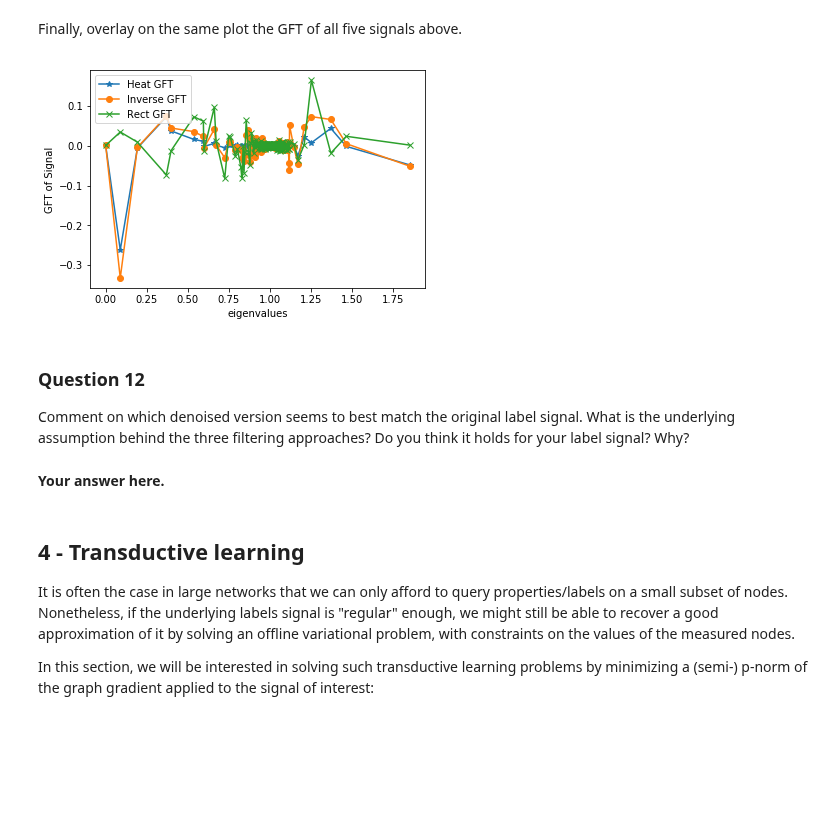
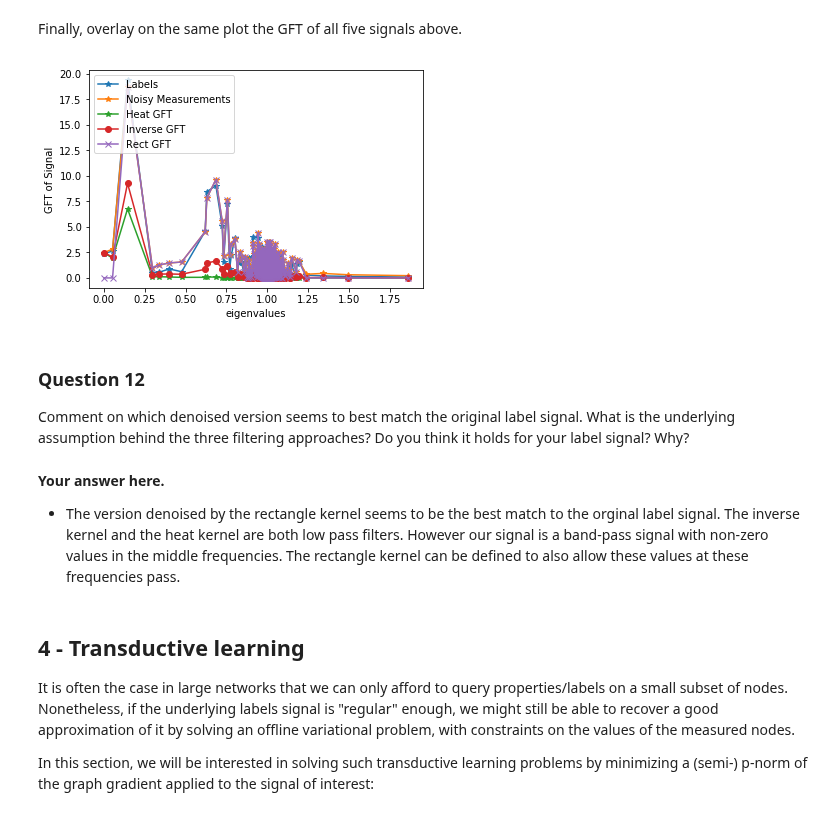
Before and after one commit to senakicir/ntds_project, a Jupyter notebook: 4_graph_signal_processing.ipynb, the cells around one changed output. Cells and saved outputs as stored; diff of their text form; code cells hidden in the pictures; blank space fills up the shorter version.

```diff
--- a/4_graph_signal_processing.ipynb
+++ b/4_graph_signal_processing.ipynb
@@ -86,14 +86,11 @@ Import those objects in the cell below (or recompute the Laplacian and Gradient
 
 _Note_: If your features/labels are not floating-point numbers, please convert them. For example, if your data has labels "cat" and "dog" for nodes that represent cats or dogs, respectively, you may assign the number `1.0` for the label "cat" and the number `-1.0` for the label "dog".
 # %%
-adjacency =  np.load('senatrial2.npy')# the adjacency matrix
+adjacency =  np.load('feat_mfcc_chroma.npy')# the adjacency matrix
 n_nodes = adjacency.shape[0]
 n_edges =  np.count_nonzero(adjacency)//2# the number of edges in the network
 
-adjacency_unweighted = np.zeros(adjacency.shape)
-adjacency_unweighted[adjacency>0] = 1
-
 D = np.diag(adjacency.sum(axis=1))
-L = D - adjacency
+L = D - adjacency #combinatorial laplacian
 sqrt_D = np.power(np.linalg.inv(D),0.5)
 # %%
@@ -343,10 +373,9 @@ Derive the close form solution to this problem giving $z^\star$ as a function of
 Now, denoise the noisy measurements by passing them through the filters that you implemented in Question 6. Choose the filter parameters based on the behavior of the GFT of your original label signal (this is the prior knowledge that you input to the problem).
 # %%
 ## Filter Parameters
-t_heat = 10
-l_min = 0.2
-l_max = 0.8
-
+t_heat = 7
+l_min = 0.143
+l_max = 1.2
 z_heat_denoised = graph_filter(noisy_measurements, heat_kernel, t=t_heat) # Your code here.
 z_inv_denoised = graph_filter(noisy_measurements, inverse_kernel, t=t_heat)# Your code here.
 z_rect_denoised = graph_filter(noisy_measurements, rectangle_kernel, l_min = l_min, l_max = l_max)# Your code here.
@@ -390,27 +420,32 @@ Text(0.5, 1.0, 'Rect Denoised')
 Finally, overlay on the same plot the GFT of all five signals above.
 # %%
 # Your code here.
-gft_of_heat = GFT(z_heat_denoised)
-gft_of_inv = GFT(z_inv_denoised)
-gft_of_rect = GFT(z_rect_denoised)
+gft_of_noisy_measurements = np.abs(GFT(noisy_measurements))
+gft_of_heat = np.abs(GFT(z_heat_denoised))
+gft_of_inv = np.abs(GFT(z_inv_denoised))
+gft_of_rect = np.abs(GFT(z_rect_denoised))
 
 fig = plt.figure()
+plt.plot(e, gft_of_labels, marker = "*",label='Labels')
+plt.plot(e, gft_of_noisy_measurements, marker = "*",label='Noisy Measurements')
 plt.plot(e, gft_of_heat, marker = "*",label='Heat GFT')
 plt.plot(e, gft_of_inv, marker = "o",label='Inverse GFT')
 plt.plot(e, gft_of_rect, marker = "x",label='Rect GFT')
 plt.xlabel("eigenvalues")
 plt.ylabel("GFT of Signal")
 plt.legend(loc='upper left')
 plt.show()
 plt.close(fig)
 # %% [output]
-[figure, old version]
+[figure, new version]
 # %% [markdown]
 ### Question 12
 
 Comment on which denoised version seems to best match the original label signal. What is the underlying assumption behind the three filtering approaches? Do you think it holds for your label signal? Why?
-# %% [markdown]
-**Your answer here.**
+# %% [markdown]
+**Your answer here.**
+
+* The version denoised by the rectangle kernel seems to be the best match to the orginal label signal. The inverse kernel and the heat kernel are both low pass filters. However our signal is a band-pass signal with non-zero values in the middle frequencies. The rectangle kernel can be defined to also allow these values at these frequencies pass.
 # %% [markdown]
 ## 4 - Transductive learning
 
```
Also changed, not shown: parts of 18 cells of this notebook, 1 other file.
